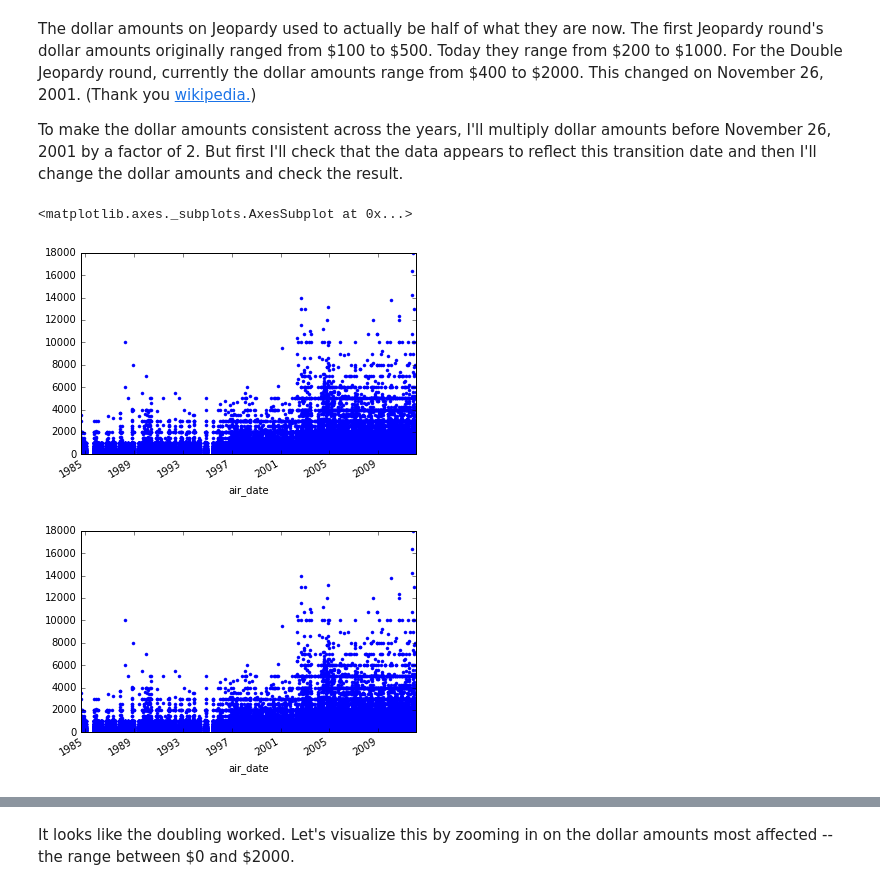
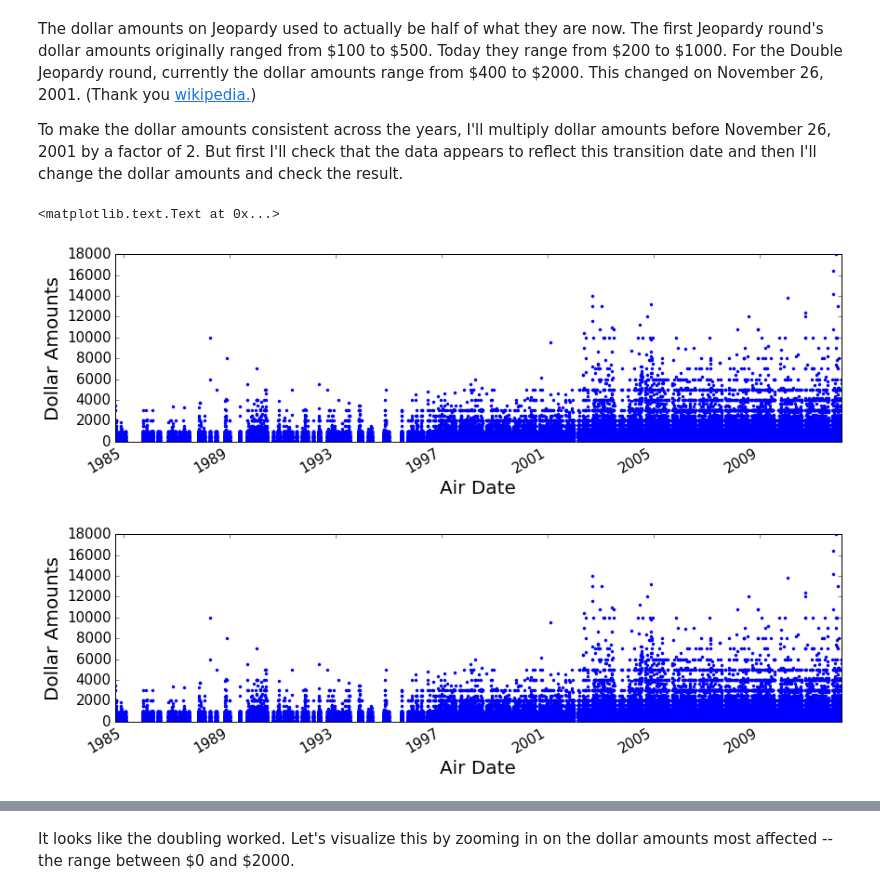
Before and after one commit to aurban8/aurban8_old.github.io, a Jupyter notebook: content/notebooks/jeopardy_1_intro_clean_data.ipynb, the cells around one changed output, grey strips where cells are left out. Drawn from its saved outputs; the diff is of its cells as text; code cells hidden in the pictures.

```diff
--- a/content/notebooks/jeopardy_1_intro_clean_data.ipynb
+++ b/content/notebooks/jeopardy_1_intro_clean_data.ipynb
@@ -283,14 +283,21 @@ The dollar amounts on Jeopardy used to actually be half of what they are now. Th
 
 To make the dollar amounts consistent across the years, I'll multiply dollar amounts before November 26, 2001 by a factor of 2. But first I'll check that the data appears to reflect this transition date and then I'll change the dollar amounts and check the result.
 # %%
+# This command is needed in order to take advantage of matplotlib features.
+import matplotlib.pyplot as plt
 # The following command allows plots to appear in the jupyter notebook.
 %matplotlib inline
-df.plot(x='air_date', y='value',  style = '.', legend = False)
+
+ax = df.plot(x='air_date', y='value',  style = '.', legend = False, figsize=(14,4), fontsize = 15)
+ax.set_xlabel("Air Date",fontsize = 20)
+ax.set_ylabel("Dollar Amounts",fontsize = 20)
 # %% [output]
-<matplotlib.axes._subplots.AxesSubplot at 0x...>
+<matplotlib.text.Text at 0x...>
-[figure, old version]
+[figure, new version]
 # %%
-#  Use a semicolon at the end of the line to remove the matplotlib text above the plot.
-df.plot(x='air_date', y='value',  style = '.', legend = False);
+#  Use a semicolon at the end of the last line to remove the "matplotlib" text above the plot.
+ax = df.plot(x='air_date', y='value',  style = '.', legend = False, figsize=(14,4), fontsize = 15)
+ax.set_xlabel("Air Date",fontsize = 20)
+ax.set_ylabel("Dollar Amounts",fontsize = 20);
 # %% [output]
-[figure, old version]
+[figure, new version]
```
Also changed, not shown: parts of 16 cells of this notebook, 35 other files.
